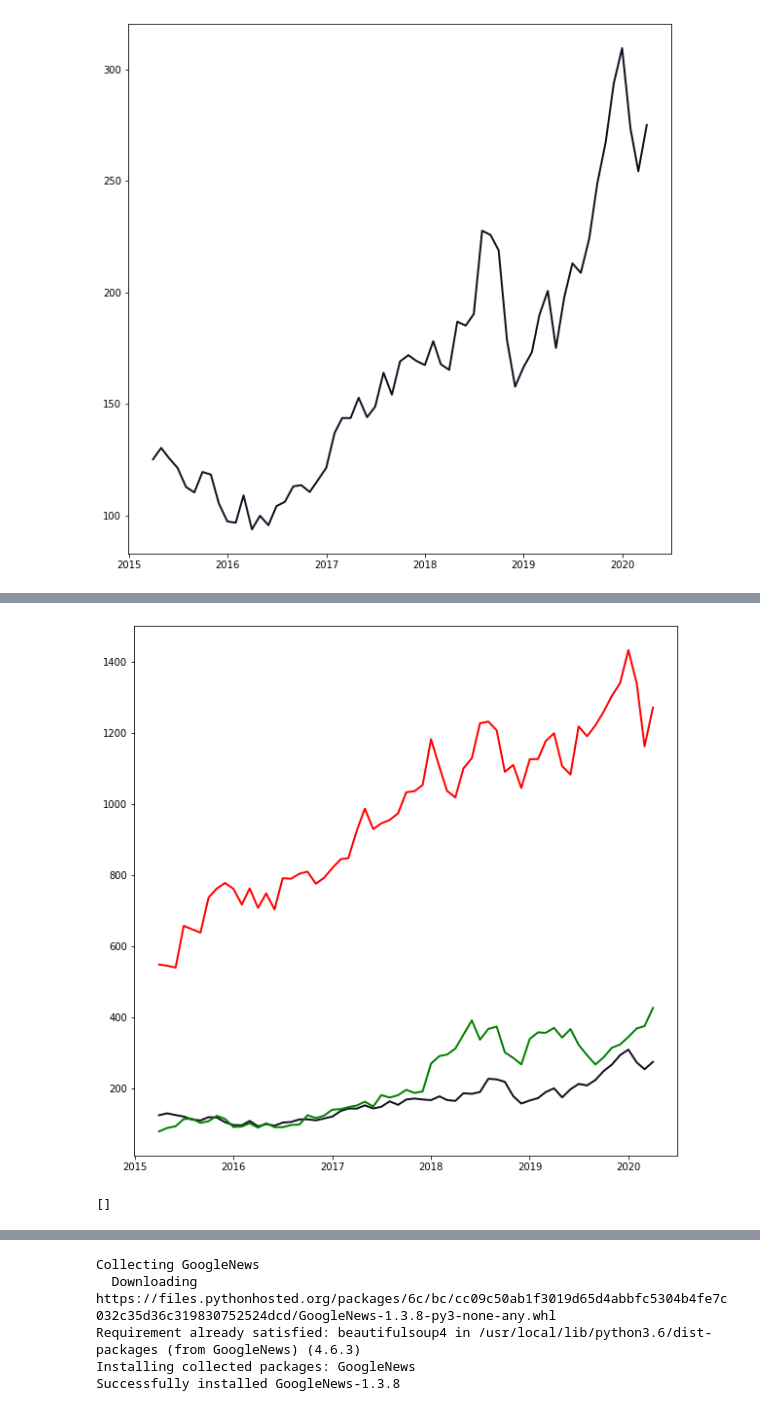
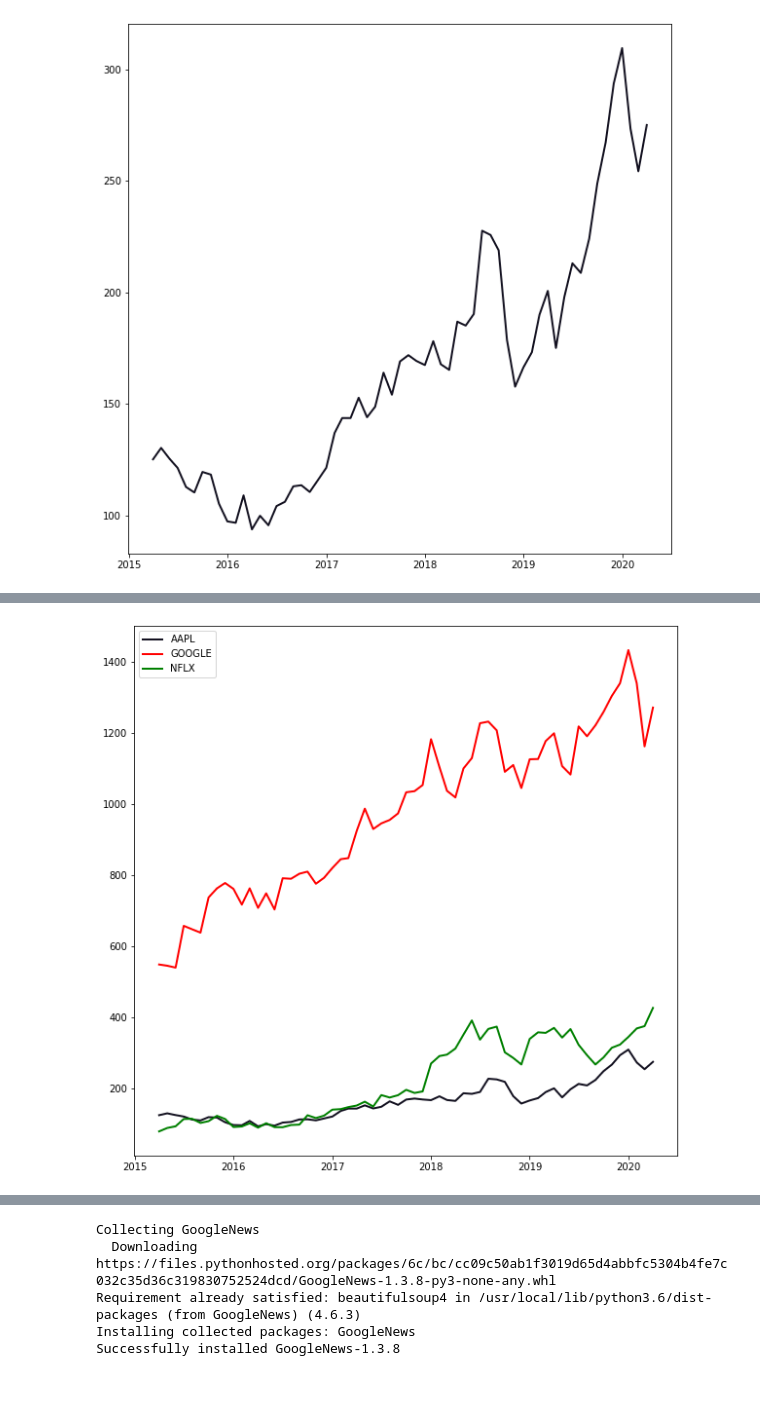
Before and after one commit to onostosia/heheh, a Jupyter notebook: Stocks/STOCKS.ipynb, the cells around one changed output, grey strips where cells are left out. Cells and saved outputs as stored; diff of their text form; code cells hidden in the pictures.

```diff
--- a/Stocks/STOCKS.ipynb
+++ b/Stocks/STOCKS.ipynb
@@ -146,20 +166,12 @@ plt.show()
 # %%
 fig, ax1 = plt.subplots(figsize=(10,10))
 ax1.plot(index, newApple['Цена'], lw = 2, color = '#131120', alpha = 1)
 ax1.plot(index, newGoogle['Цена'], lw = 2, color = 'red', alpha = 1)
 ax1.plot(index, newNFLX['Цена'], lw = 2, color = 'green', alpha = 1)
+plt.legend(['AAPL', 'GOOGLE', 'NFLX'])
 plt.show()
 # %% [output]
-[figure, old version]
+[figure, new version]
-# %%
-from GoogleNews import GoogleNews
-googlenews.setlang('en')
-googlenews.setperiod('d')
-googlenews.setTimeRange('02/01/2020','02/28/2020')
-googlenews.gettext()
-print(googlenews.gettext())
-# %% [output]
-[]
 # %%
 import requests
 from bs4 import BeautifulSoup
```
Also changed, not shown: parts of 12 cells of this notebook.
